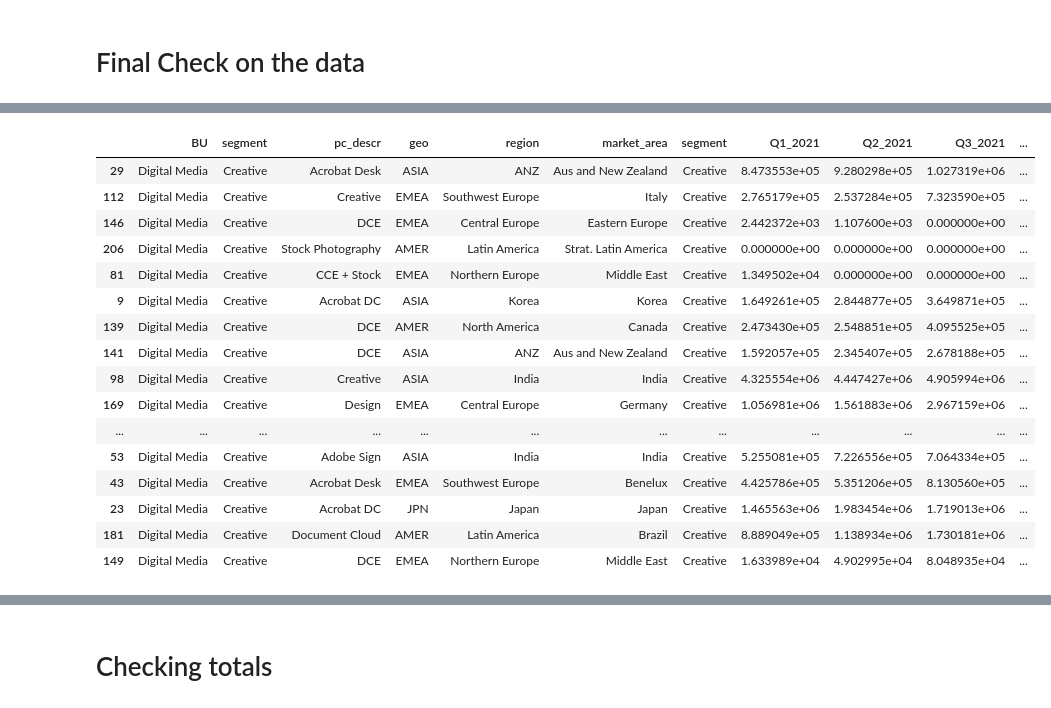
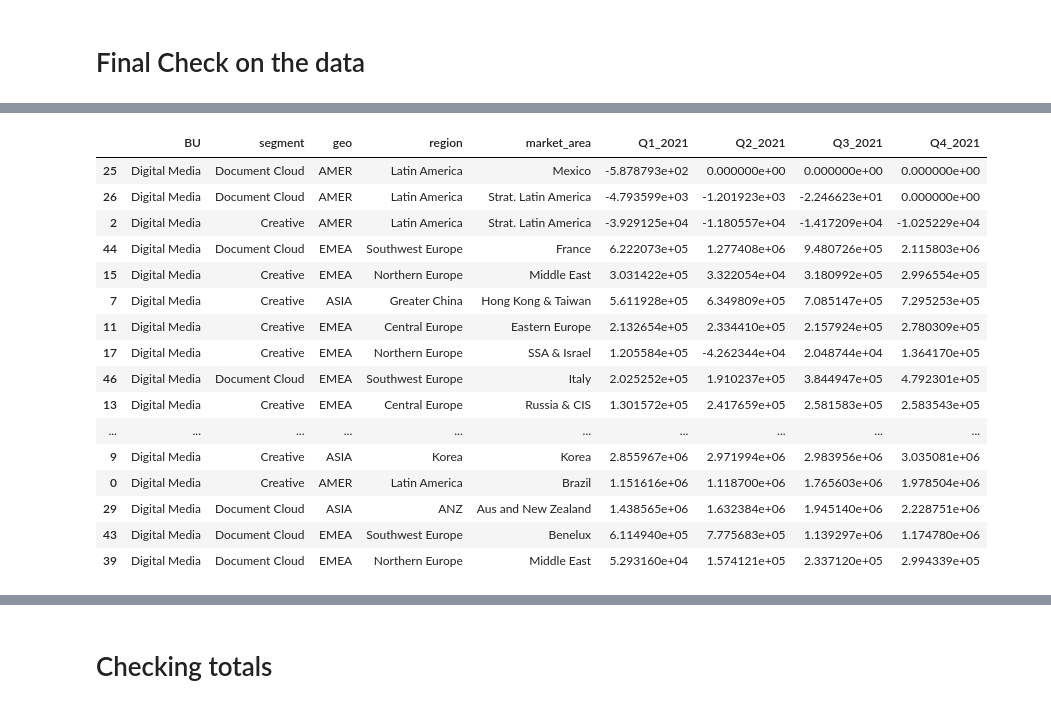
Before and after one commit to davidjsmith44/Deferred_Revenue_Forecast, a Jupyter notebook: notebooks/clean_new_bookings_file.ipynb, the cells around one changed output, grey strips where cells are left out. Cells and saved outputs as stored; diff of their text form; code cells hidden in the pictures.

```diff
--- a/notebooks/clean_new_bookings_file.ipynb
+++ b/notebooks/clean_new_bookings_file.ipynb
@@ -479,4 +515 @@ Q4_2021                                               6.7508e+08
 dtype: object
-# %%
-df_DME = df_DME.groupby(by = ['pc_descr', 'geo', 'region', 'market_area']).sum()
-df_DME.sum()
@@ -520,2 +515,0 @@ df_DME.head(10)
-# %%
-df_DME.reset_index(inplace=True)
@@ -525,3 +515,0 @@ The BU will be Digital Media and the segment will all be lumped into Creative
-# %%
-df_DME['BU'] = 'Digital Media'
-df_DME['segment'] = 'Creative'
@@ -542,2 +515,0 @@ df_DME.head(10)
-# %%
-df_DME = df_DME[['BU', 'segment', 'pc_descr','geo', 'region', 'market_area', 'segment', 'Q1_2021','Q2_2021', 'Q3_2021', 'Q4_2021', '2021']]
@@ -702,24 +661,24 @@ df_DX.sample(40)
 # %%
 # DME
-df_DME.sample(40)
+df_DME.sample(20)
 # %% [output]
-|  | BU | segment | pc_descr | geo | region | market_area | segment | Q1_2021 | Q2_2021 | Q3_2021 | ... |
-| 29 | Digital Media | Creative | Acrobat Desk | ASIA | ANZ | Aus and New Zealand | Creative | 8.473553e+05 | 9.280298e+05 | 1.027319e+06 | ... |
-| 112 | Digital Media | Creative | Creative | EMEA | Southwest Europe | Italy | Creative | 2.765179e+05 | 2.537284e+05 | 7.323590e+05 | ... |
-| 146 | Digital Media | Creative | DCE | EMEA | Central Europe | Eastern Europe | Creative | 2.442372e+03 | 1.107600e+03 | 0.000000e+00 | ... |
-| 206 | Digital Media | Creative | Stock Photography | AMER | Latin America | Strat. Latin America | Creative | 0.000000e+00 | 0.000000e+00 | 0.000000e+00 | ... |
-| 81 | Digital Media | Creative | CCE + Stock | EMEA | Northern Europe | Middle East | Creative | 1.349502e+04 | 0.000000e+00 | 0.000000e+00 | ... |
-| 9 | Digital Media | Creative | Acrobat DC | ASIA | Korea | Korea | Creative | 1.649261e+05 | 2.844877e+05 | 3.649871e+05 | ... |
-| 139 | Digital Media | Creative | DCE | AMER | North America | Canada | Creative | 2.473430e+05 | 2.548851e+05 | 4.095525e+05 | ... |
-| 141 | Digital Media | Creative | DCE | ASIA | ANZ | Aus and New Zealand | Creative | 1.592057e+05 | 2.345407e+05 | 2.678188e+05 | ... |
-| 98 | Digital Media | Creative | Creative | ASIA | India | India | Creative | 4.325554e+06 | 4.447427e+06 | 4.905994e+06 | ... |
-| 169 | Digital Media | Creative | Design | EMEA | Central Europe | Germany | Creative | 1.056981e+06 | 1.561883e+06 | 2.967159e+06 | ... |
-| ... | ... | ... | ... | ... | ... | ... | ... | ... | ... | ... | ... |
-| 53 | Digital Media | Creative | Adobe Sign | ASIA | India | India | Creative | 5.255081e+05 | 7.226556e+05 | 7.064334e+05 | ... |
-| 43 | Digital Media | Creative | Acrobat Desk | EMEA | Southwest Europe | Benelux | Creative | 4.425786e+05 | 5.351206e+05 | 8.130560e+05 | ... |
-| 23 | Digital Media | Creative | Acrobat DC | JPN | Japan | Japan | Creative | 1.465563e+06 | 1.983454e+06 | 1.719013e+06 | ... |
-| 181 | Digital Media | Creative | Document Cloud | AMER | Latin America | Brazil | Creative | 8.889049e+05 | 1.138934e+06 | 1.730181e+06 | ... |
-| 149 | Digital Media | Creative | DCE | EMEA | Northern Europe | Middle East | Creative | 1.633989e+04 | 4.902995e+04 | 8.048935e+04 | ... |
+|  | BU | segment | geo | region | market_area | Q1_2021 | Q2_2021 | Q3_2021 | Q4_2021 |
+| 25 | Digital Media | Document Cloud | AMER | Latin America | Mexico | -5.878793e+02 | 0.000000e+00 | 0.000000e+00 | 0.000000e+00 |
+| 26 | Digital Media | Document Cloud | AMER | Latin America | Strat. Latin America | -4.793599e+03 | -1.201923e+03 | -2.246623e+01 | 0.000000e+00 |
+| 2 | Digital Media | Creative | AMER | Latin America | Strat. Latin America | -3.929125e+04 | -1.180557e+04 | -1.417209e+04 | -1.025229e+04 |
+| 44 | Digital Media | Document Cloud | EMEA | Southwest Europe | France | 6.222073e+05 | 1.277408e+06 | 9.480726e+05 | 2.115803e+06 |
+| 15 | Digital Media | Creative | EMEA | Northern Europe | Middle East | 3.031422e+05 | 3.322054e+04 | 3.180992e+05 | 2.996554e+05 |
+| 7 | Digital Media | Creative | ASIA | Greater China | Hong Kong & Taiwan | 5.611928e+05 | 6.349809e+05 | 7.085147e+05 | 7.295253e+05 |
+| 11 | Digital Media | Creative | EMEA | Central Europe | Eastern Europe | 2.132654e+05 | 2.334410e+05 | 2.157924e+05 | 2.780309e+05 |
+| 17 | Digital Media | Creative | EMEA | Northern Europe | SSA & Israel | 1.205584e+05 | -4.262344e+04 | 2.048744e+04 | 1.364170e+05 |
+| 46 | Digital Media | Document Cloud | EMEA | Southwest Europe | Italy | 2.025252e+05 | 1.910237e+05 | 3.844947e+05 | 4.792301e+05 |
+| 13 | Digital Media | Creative | EMEA | Central Europe | Russia & CIS | 1.301572e+05 | 2.417659e+05 | 2.581583e+05 | 2.583543e+05 |
+| ... | ... | ... | ... | ... | ... | ... | ... | ... | ... |
+| 9 | Digital Media | Creative | ASIA | Korea | Korea | 2.855967e+06 | 2.971994e+06 | 2.983956e+06 | 3.035081e+06 |
+| 0 | Digital Media | Creative | AMER | Latin America | Brazil | 1.151616e+06 | 1.118700e+06 | 1.765603e+06 | 1.978504e+06 |
+| 29 | Digital Media | Document Cloud | ASIA | ANZ | Aus and New Zealand | 1.438565e+06 | 1.632384e+06 | 1.945140e+06 | 2.228751e+06 |
+| 43 | Digital Media | Document Cloud | EMEA | Southwest Europe | Benelux | 6.114940e+05 | 7.775683e+05 | 1.139297e+06 | 1.174780e+06 |
+| 39 | Digital Media | Document Cloud | EMEA | Northern Europe | Middle East | 5.293160e+04 | 1.574121e+05 | 2.337120e+05 | 2.994339e+05 |
 # %%
 df_DME.sample(5)
 # %% [output]
```
Also changed, not shown: parts of 78 cells of this notebook, 1 other file.
